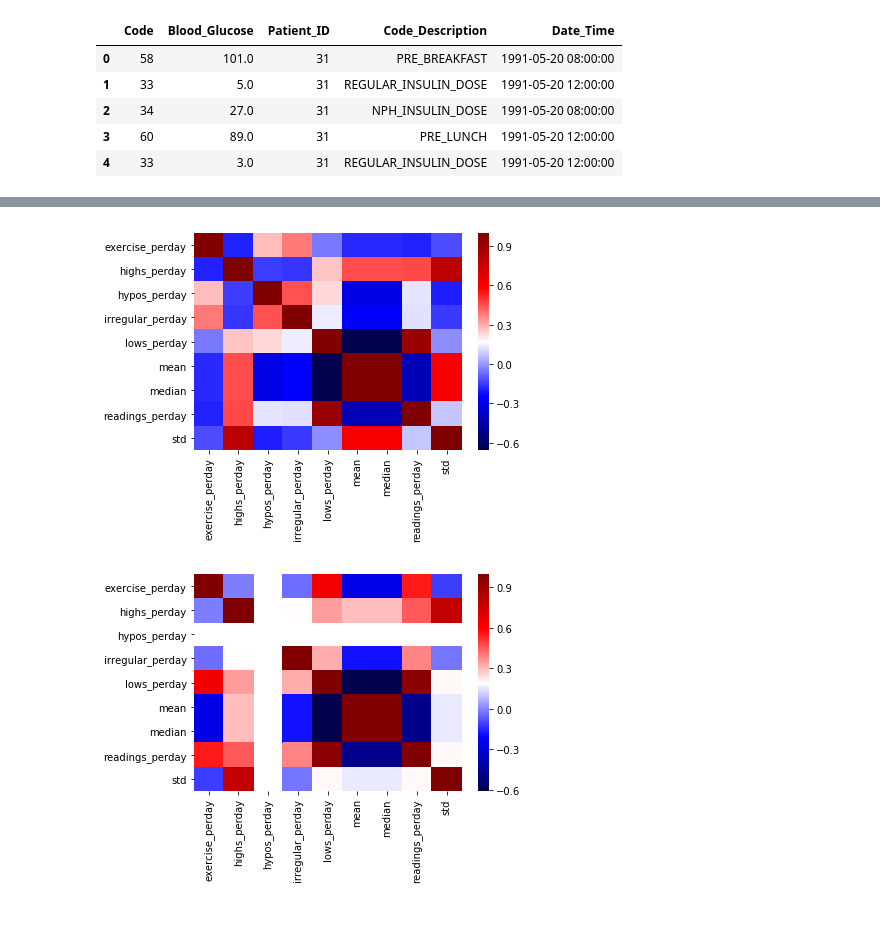
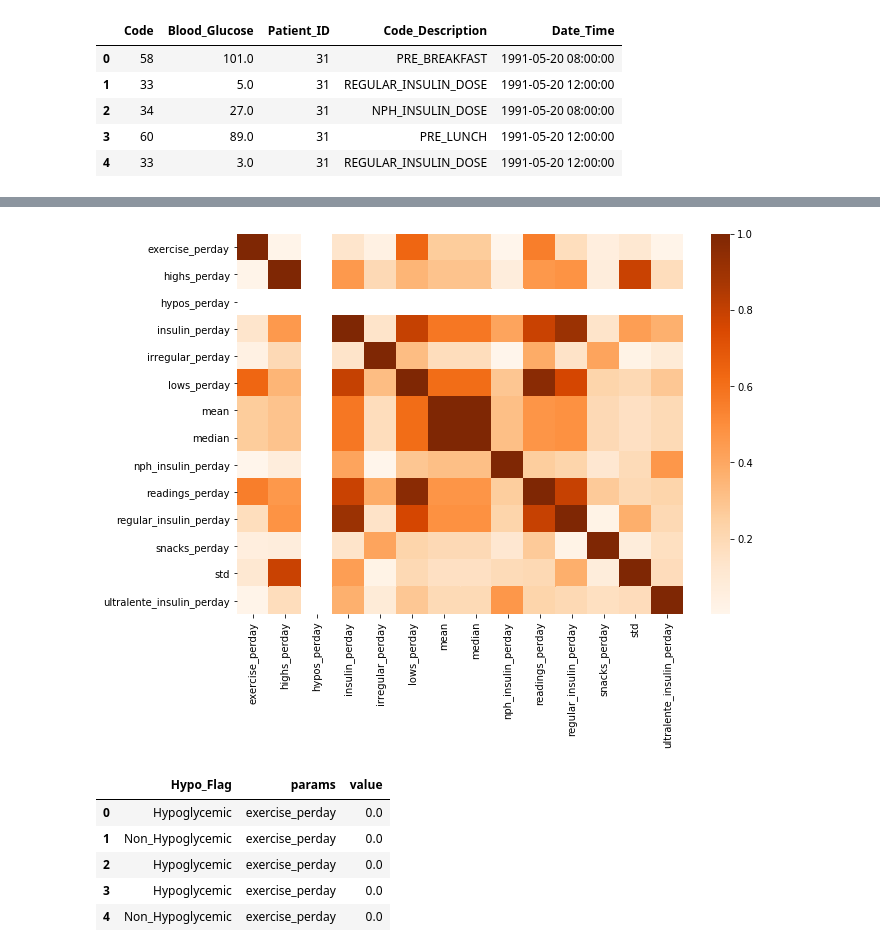
Before and after one commit to johngunaseelan/Hypoglycemia-Detection, a Jupyter notebook: Code/EDA - II.ipynb, the cells around one changed output, grey strips where cells are left out. Drawn from its saved outputs; the diff is of its cells as text; code cells hidden in the pictures; blank space fills up the shorter version.

```diff
--- a/Code/EDA - II.ipynb
+++ b/Code/EDA - II.ipynb
@@ -53,19 +52,25 @@ df_agg = pd.DataFrame({
     'exercise_perday' : group_df.apply(
         lambda group : group[(group['Code_Description']=='TYPICAL_EXERCISE')]['Code_Description'].count()
         /((group.Date_Time.max() - group.Date_Time.min()).days)),
-    'irregular_pd' : group_df.apply(
+    'irregular_perday' : group_df.apply(
         lambda group : group[(group['Code_Description']=='LESS_EXERCISE') |
                             (group['Code_Description']=='MORE_EXERCISE') |
                             (group['Code_Description']=='MORE_MEAL_INJESTION') |
                             (group['Code_Description']=='LESS_MEAL_INJESTION')]['Code_Description'].count()
         /((group.Date_Time.max() - group.Date_Time.min()).days)),
-    'readings_pd' : group_df['Date_Time'].apply(lambda group : group.count()
-                                                /((group.max() - group.min()).days))
+    'readings_perday' : group_df['Date_Time'].apply(lambda group : group.count()
+                                                /((group.max() - group.min()).days)),
+    'snacks_perday' : group_df.apply(lambda group : group[group['Code_Description']=='PRE_SNACK']['Code_Description'].count()
+                                    /(group.Date_Time.max() - group.Date_Time.min()).days),
+    'regular_insulin_perday' : group_df.apply(lambda group : group[group['Code_Description']=='REGULAR_INSULIN_DOSE']['Code_Description'].count()
+                                    /(group.Date_Time.max() - group.Date_Time.min()).days),
+    'nph_insulin_perday' : group_df.apply(lambda group : group[group['Code_Description']=='NPH_INSULIN_DOSE']['Code_Description'].count()
+                                    /(group.Date_Time.max() - group.Date_Time.min()).days),
+    'ultralente_insulin_perday' : group_df.apply(lambda group : group[group['Code_Description']=='ULTRALENTE_INSULIN_DOSE']['Code_Description'].count()
+                                    /(group.Date_Time.max() - group.Date_Time.min()).days),
+    'insulin_perday' : group_df.apply(
+        lambda group : group[(group['Code_Description']=='REGULAR_INSULIN_DOSE') |
+                            (group['Code_Description']=='NPH_INSULIN_DOSE') |
+                            (group['Code_Description']=='ULTRALENTE_INSULIN_DOSE')]['Code_Description'].count()
+        /((group.Date_Time.max() - group.Date_Time.min()).days))
 })
-
-
-corr = df_agg.corr()
-sns.heatmap(corr,
-            xticklabels=corr.columns.values,
-            yticklabels=corr.columns.values, cmap='seismic')
-plt.show()
@@ -74,18 +102,30 @@ plt.show()
 # %%
-corr = df_agg[df_agg.loc[:,'hypos_perday']>0.0].corr()
+corr = df_agg[df_agg.loc[:,'hypos_perday']==0.0].corr()
+fig = plt.gcf()
+fig.set_size_inches(10, 7, forward=True)
 
-sns.heatmap(corr,
+sns.heatmap(np.absolute(corr),
             xticklabels=corr.columns.values,
-            yticklabels=corr.columns.values, cmap='seismic')
+            yticklabels=corr.columns.values, cmap='Oranges')
 plt.show()
 # %% [output]
-[figure, old version]
+[figure, new version]
-# %%
-corr = df_agg[df_agg.loc[:,'hypos_perday']==0.0].corr()
-
-sns.heatmap(corr,
-            xticklabels=corr.columns.values,
-            yticklabels=corr.columns.values, cmap='seismic')
-plt.show()
-# %% [output]
-[figure, removed]
+# %%
+df_agg_plot = df_agg.reset_index().drop('Patient_ID', axis = 1)
+
+df_agg_plot['Hypo_Flag'] = 'Non_Hypoglycemic'
+
+df_agg_plot.loc[df_agg_plot['hypos_perday']>0.0, 'Hypo_Flag'] = 'Hypoglycemic'
+
+df_agg_plot['Hypo_Flag'].unique()
+
+df_agg_plot = pd.melt(df_agg_plot, id_vars=['Hypo_Flag'], var_name='params')
+
+df_agg_plot.head()
+# %% [output]
+|  | Hypo_Flag | params | value |
+| 0 | Hypoglycemic | exercise_perday | 0.0 |
+| 1 | Non_Hypoglycemic | exercise_perday | 0.0 |
+| 2 | Hypoglycemic | exercise_perday | 0.0 |
+| 3 | Hypoglycemic | exercise_perday | 0.0 |
+| 4 | Non_Hypoglycemic | exercise_perday | 0.0 |
```
Also changed, not shown: parts of 10 cells of this notebook, 1 other file.
